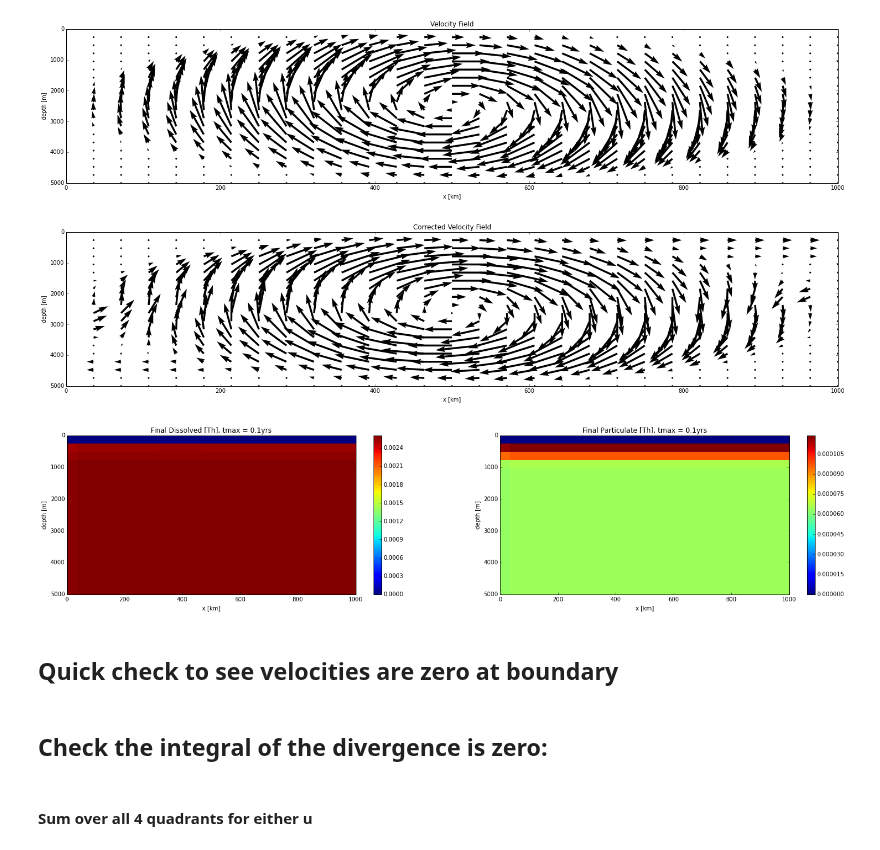
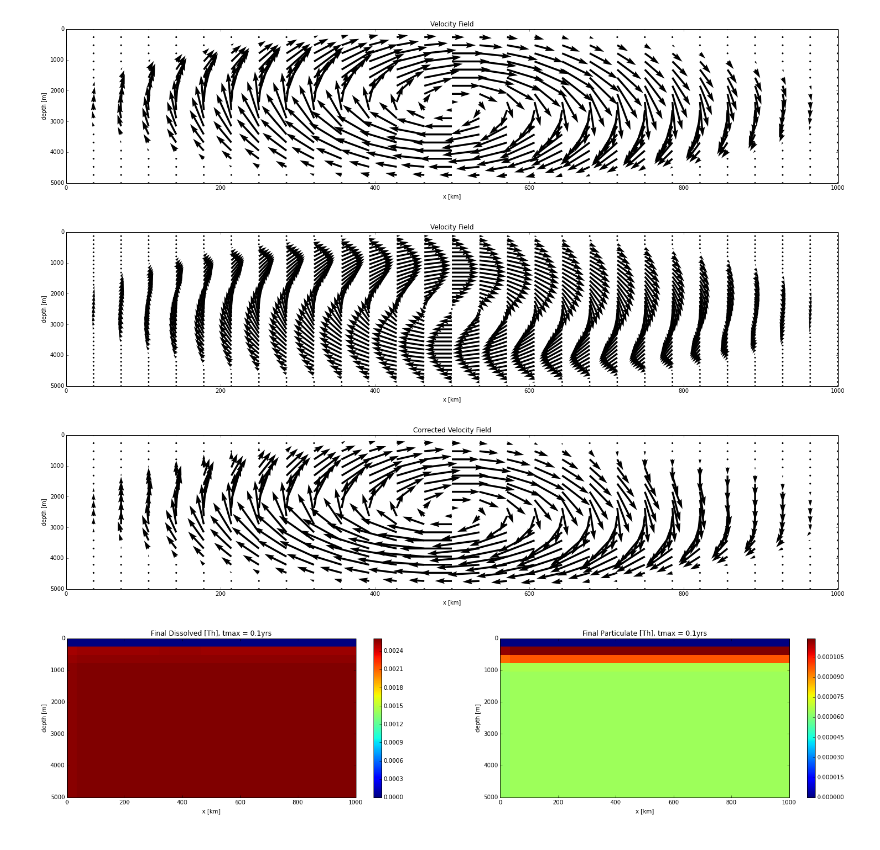
Before and after one commit to UBC-MOAD/pa-th-simple, a Jupyter notebook: prelim-model/Testbook.ipynb, the cells around one changed output. Drawn from its saved outputs; the diff is of its cells as text; code cells hidden in the pictures.

Commit message:
Wrote up conservative single cell velocity field.
See function u_simple_c in module ThPa2D.py.

```diff
--- a/prelim-model/Testbook.ipynb
+++ b/prelim-model/Testbook.ipynb
@@ -20,40 +20,37 @@ xmax = 1e6
 zmin = 0
 zmax = 5e3
 nz = 20
+nz_fine = 2*nz - 1
 nx = 29              # must be odd
 ng = 1
 g = ThPa2D.FDgrid(nx, nz, ng)
 h = ThPa2D.FDgrid(nx, nz, ng)
 
 # chemistry
 k_ad, k_de, Q = ThPa2D.k_sorp('Th', xmin, xmax, zmin, zmax, nx, nz)
 
 # initial profile
 init = ThPa2D.plot_init(g, h, xmin, xmax, zmin, zmax, nx, nz, 'Th')
 pylab.close('all')
 
 # velocity
 u, flowfig = ThPa2D.u_simple(xmin, xmax, zmin, zmax, nx, nz, V)
-u, flowfig = ThPa2D.u_simple_c(u, xmin, xmax, zmin, zmax, nx, nz)
+u_fine, flowfig = ThPa2D.u_simple(xmin, xmax, zmin, zmax, nx, nz_fine, V)
+u, flowfig = ThPa2D.u_simple_c(u, u_fine, xmin, xmax, zmin, zmax, nx, nz)
 
 # Th loop
 g, h = ThPa2D.adflow(g, h, t, T, u, k_ad, k_de, Q, ThPa2D.upwind)
 
 #plot results
 meshTh = ThPa2D.plotprof(g, h, xmin, xmax, zmin, zmax, nx, nz, T, 'Th')
 
 # store results
 DTh1vel = {}
 PTh1vel = {}
 DTh1vel['1tmax'] = g.a
 PTh1vel['1tmax'] = h.a
 # %% [output]
 [figure]
-[figure, old version]
+[figure, new version]
-[figure, old version]
+[figure, new version]
+[figure, added]
-# %% [markdown]
-## Quick check to see velocities are zero at boundary
-# %% [markdown]
-## Check the integral of the divergence is zero:
-# %% [markdown]
-#### Sum over all 4 quadrants for either u
```
Also changed, not shown: parts of 2 cells of this notebook, 1 other file.
